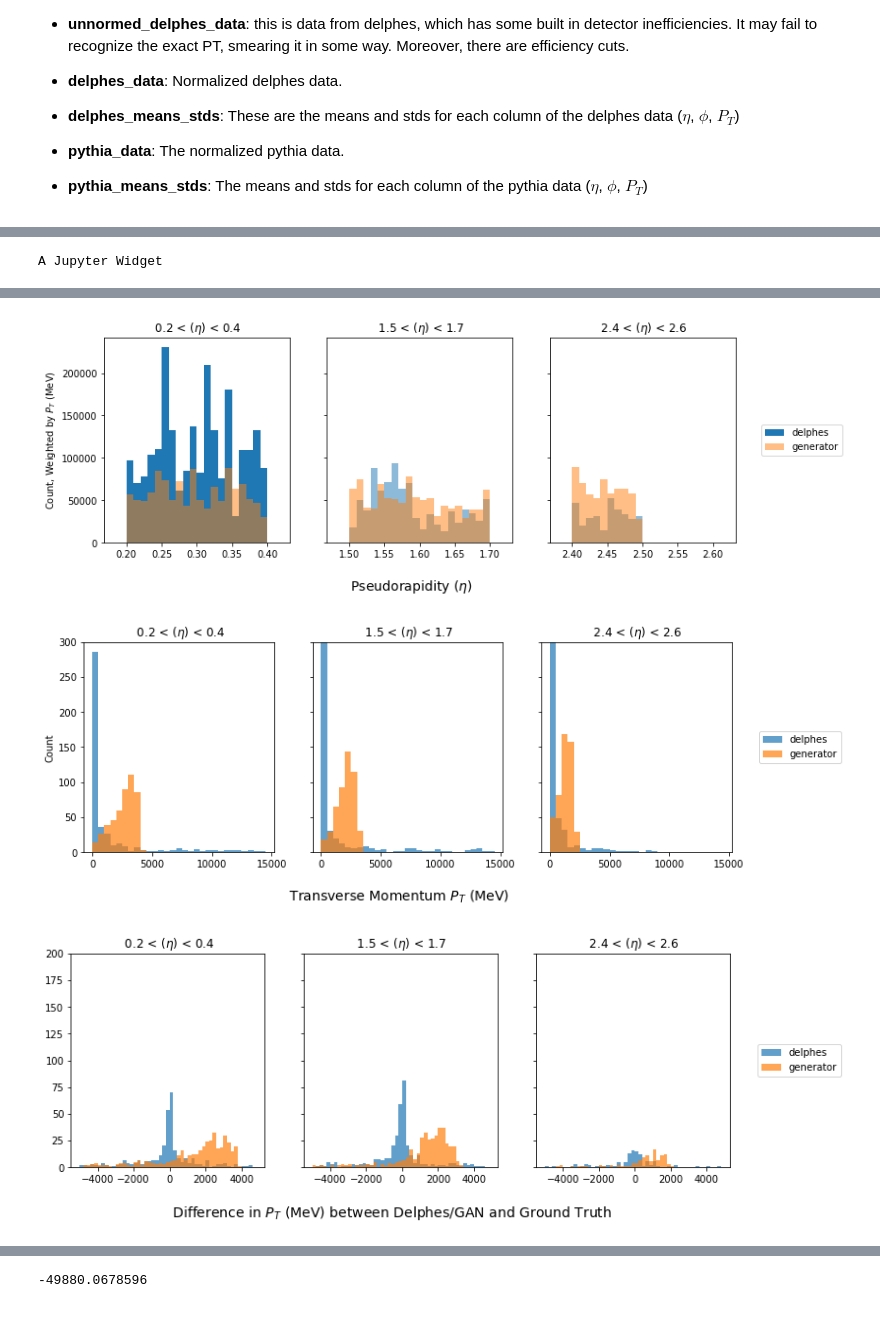
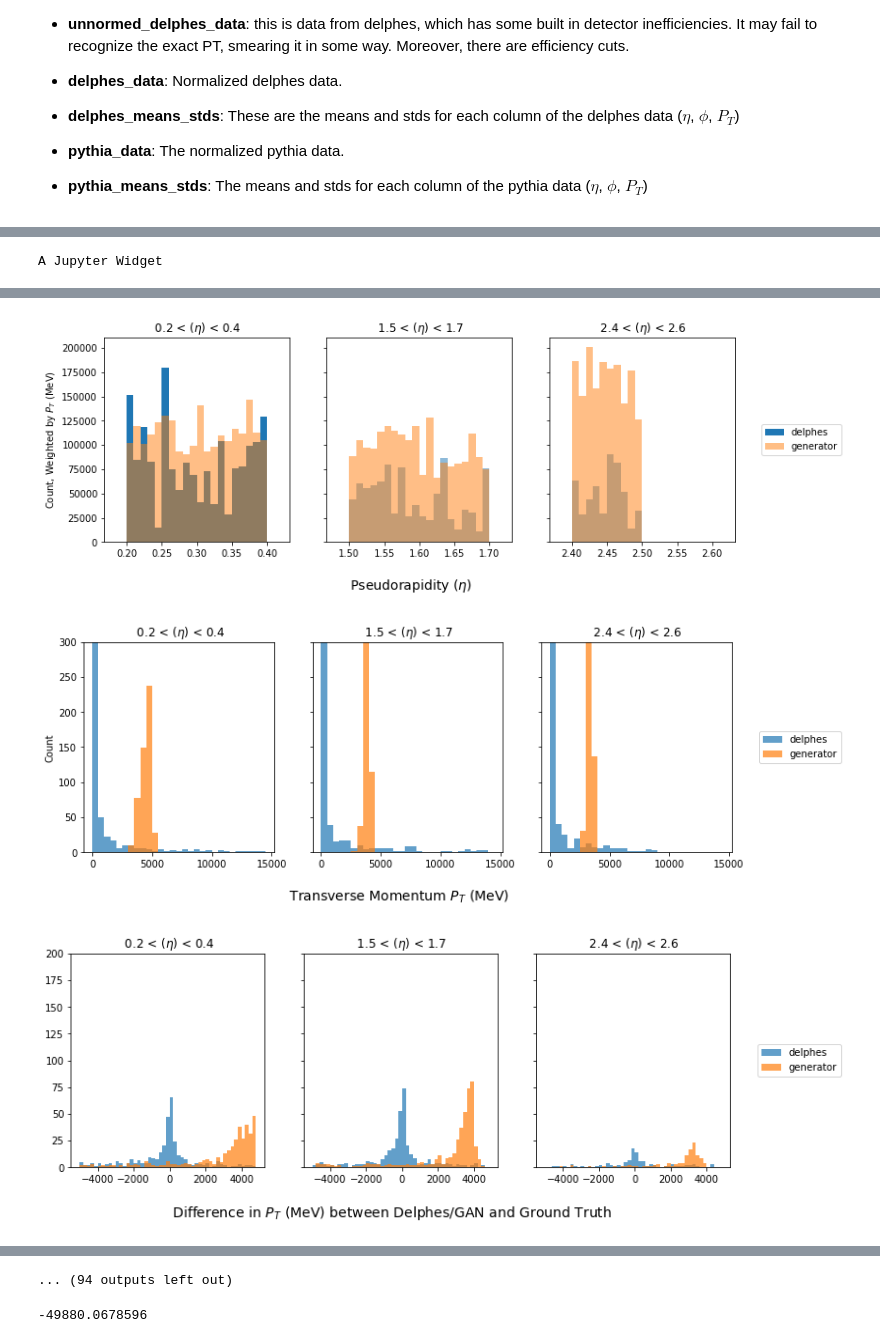
Before and after one commit to malbergo/MPhilProjects, a Jupyter notebook: MyGANs/VanillaGan_GunEnergySmearing_ForDavid.ipynb, the cells around one changed output, grey strips where cells are left out. Cells and saved outputs as stored; diff of their text form; code cells hidden in the pictures.

```diff
--- a/MyGANs/VanillaGan_GunEnergySmearing_ForDavid.ipynb
+++ b/MyGANs/VanillaGan_GunEnergySmearing_ForDavid.ipynb
@@ -251,7 +251,7 @@ def plot(epoch, n_events, plot_eta = True):
                  alpha=0.95, label='delphes', color = 'yellow');
         plt.hist(unnormed_gen_output_eta_all[:,0], weights=unnormed_gen_output_eta_all[:,2],
                  bins= np.arange(-3,3,0.1), alpha=0.5, label = 'generator', color = 'black');
-        plt.title(r"Weighted Histogram of $e^{-}$ $P_{T}$ Smearing by Delphes and Generator, Epoch" + str(epoch), fontsize=13.5)
+        plt.title(r"Weighted Histogram $e^{-}$ $P_{T}$ Smearing by Delphes and Generator, Epoch" + str(epoch), fontsize=13.5)
         plt.xlabel(r' Pseudorapidity ($\eta$)', fontsize=12)
         plt.ylabel(r' Count Weighted by $P_{T}$')
         plt.legend(loc='best')
@@ -270,7 +270,7 @@ print "Cuda device: ", torch.cuda.current_device()
 n_iterations =2000
 n_latent = 1
 n_layers = 2
-n_hidden = 256
+n_hidden = 60
 bs = 512
 shape = 'ring'
 lamD = 60.
@@ -382,7 +382,7 @@ iter_range = range(n_iterations)
 #print out time information if verbose is True
 if verbose:
     iter_range = tqdm(iter_range)
-
+v_freq = 100
 
 for iteration in iter_range:
     for extra in range(extraD):
@@ -452,3 +452,3 @@ Epoch #1: Generative Loss: -0.587411224842, Discriminative Loss: 0.594093263149
-[figure, old version]
+[figure, new version]
-[figure, old version]
+[figure, new version]
-[figure, old version]
+[figure, new version]
@@ -463,3 +462,4 @@ Epoch #1001: Generative Loss: -0.664070248604, Discriminative Loss: 0.6579114794
+... (94 outputs left out)
 # %%
 # Do you want to save a pickle of the Generator and Discriminator? Then run this script
 
```
Also changed, not shown: parts of 4 cells of this notebook, 3 other files.
